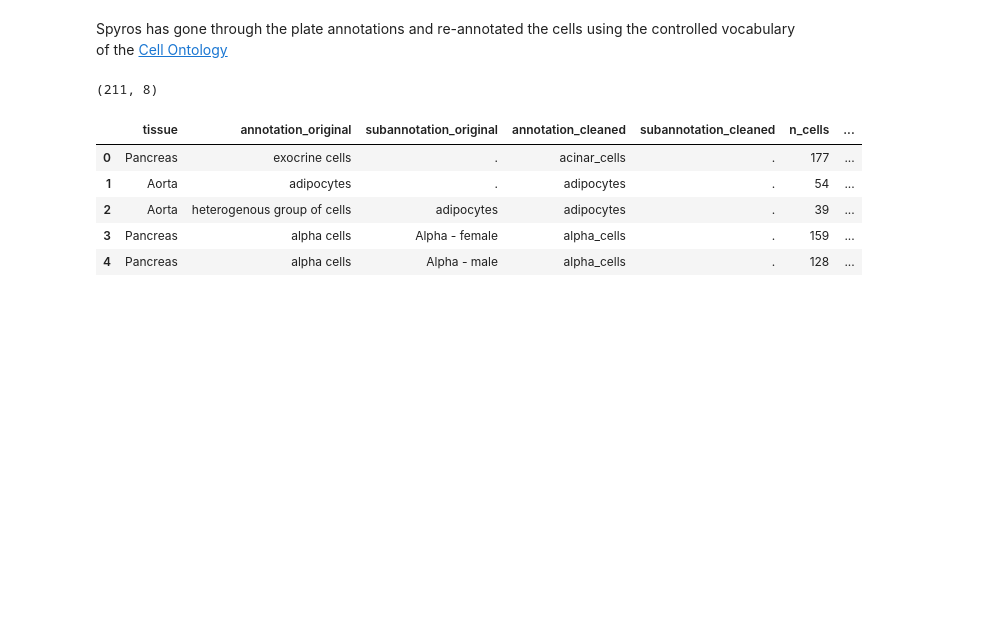
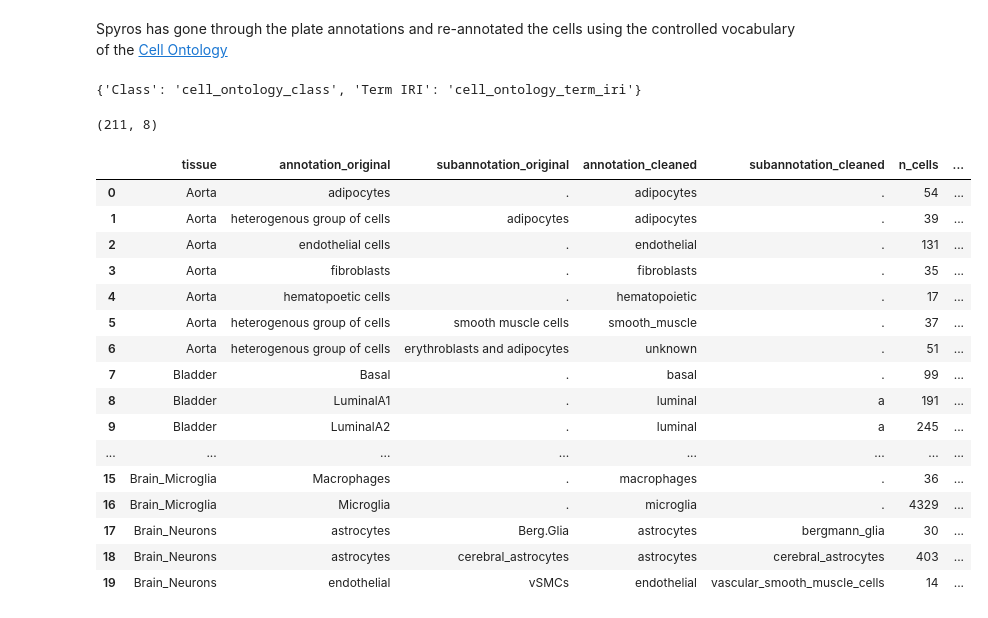
Before and after one commit to czbiohub-sf/maca, a Jupyter notebook: notebooks/030_rename_annotations_using_cell_ontologies.ipynb, the cells around one changed output. Cells and saved outputs as stored; diff of their text form; code cells hidden in the pictures; blank space fills up the shorter version.

```diff
--- a/notebooks/030_rename_annotations_using_cell_ontologies.ipynb
+++ b/notebooks/030_rename_annotations_using_cell_ontologies.ipynb
@@ -3,6 +3,7 @@ Spyros has gone through the plate annotations and re-annotated the cells using t
 # %%
 import pandas as pd
 import os
+import numpy as np
 
 from maca import clean_annotation, clean_labels
 
@@ -10,20 +11,55 @@ metadata_folder = os.path.join('..', 'metadata' )
 
 summary_folder = os.path.join(metadata_folder, 'summary')
 
+annotation_folder = os.path.join(metadata_folder, 'manual_annotations')
+
+
 %load_ext autoreload
 %autoreload 2
-# %%
-csv = '/Users/olgabot/Downloads/maca_3month_original_vs_cleaned_plates.csv'
-plates_with_ontology = pd.read_csv(csv, encoding="ISO-8859-1")
-cols_to_drop = [x for x in plates_with_ontology if x.startswith('Unnamed')]
-plates_with_ontology = plates_with_ontology.drop(cols_to_drop, axis=1)
-print(plates_with_ontology.shape)
-plates_with_ontology.head()
-# %% [output]
-(211, 8)
-|  | tissue | annotation_original | subannotation_original | annotation_cleaned | subannotation_cleaned | n_cells | ... |
-| 0 | Pancreas | exocrine cells | . | acinar_cells | . | 177 | ... |
-| 1 | Aorta | adipocytes | . | adipocytes | . | 54 | ... |
-| 2 | Aorta | heterogenous group of cells | adipocytes | adipocytes | . | 39 | ... |
-| 3 | Pancreas | alpha cells | Alpha - female | alpha_cells | . | 159 | ... |
-| 4 | Pancreas | alpha cells | Alpha - male | alpha_cells | . | 128 | ... |
+# %%
+ontology_renamer = {"Class": 'cell_ontology_class', 'Term IRI': "cell_ontology_term_iri"}
+ontology_renamer
+# %% [output]
+{'Class': 'cell_ontology_class', 'Term IRI': 'cell_ontology_term_iri'}
+# %%
+
+
+csv = os.path.join(annotation_folder, 'maca_3month_onotology_annotations_plates.csv')
+plates_ontology = pd.read_csv(csv)
+plates_ontology = plates_ontology.fillna('.')
+plates_ontology['annotation_cleaned'] = plates_ontology['annotation_cleaned'].map(lambda x: x.split('_cells')[0]
+        if not x in ('t_cells', 'b_cells') else x)
+
+plates_ontology['annotation_cleaned'] = plates_ontology['annotation_cleaned'].replace(
+    'macrophages/dendritic','myeloid')
+plates_ontology['annotation_cleaned'] = plates_ontology['annotation_cleaned'].replace(
+    'stromal_mesenchymal_stem_cell','stromal_stem')
+
+
+old_to_new_name = {'Mammary_Gland': "Mammary",
+            "Brain_FACS_microglia": "Brain_Microglia",
+            "Brain_FACS_neurons": "Brain_Neurons"}
+plates_ontology['tissue'] = plates_ontology['tissue'].replace(old_to_new_name)
+# cols_to_drop = [x for x in plates_with_ontology if x.startswith('Unnamed')]
+# plates_with_ontology = plates_with_ontology.drop(cols_to_drop, axis=1)
+print(plates_ontology.shape)
+plates_ontology.head(20)
+# %% [output]
+(211, 8)
+|  | tissue | annotation_original | subannotation_original | annotation_cleaned | subannotation_cleaned | n_cells | ... |
+| 0 | Aorta | adipocytes | . | adipocytes | . | 54 | ... |
+| 1 | Aorta | heterogenous group of cells | adipocytes | adipocytes | . | 39 | ... |
+| 2 | Aorta | endothelial cells | . | endothelial | . | 131 | ... |
+| 3 | Aorta | fibroblasts | . | fibroblasts | . | 35 | ... |
+| 4 | Aorta | hematopoetic cells | . | hematopoietic | . | 17 | ... |
+| 5 | Aorta | heterogenous group of cells | smooth muscle cells | smooth_muscle | . | 37 | ... |
+| 6 | Aorta | heterogenous group of cells | erythroblasts and adipocytes | unknown | . | 51 | ... |
+| 7 | Bladder | Basal | . | basal | . | 99 | ... |
+| 8 | Bladder | LuminalA1 | . | luminal | a | 191 | ... |
+| 9 | Bladder | LuminalA2 | . | luminal | a | 245 | ... |
+| ... | ... | ... | ... | ... | ... | ... | ... |
+| 15 | Brain_Microglia | Macrophages | . | macrophages | . | 36 | ... |
+| 16 | Brain_Microglia | Microglia | . | microglia | . | 4329 | ... |
+| 17 | Brain_Neurons | astrocytes | Berg.Glia | astrocytes | bergmann_glia | 30 | ... |
+| 18 | Brain_Neurons | astrocytes | cerebral_astrocytes | astrocytes | cerebral_astrocytes | 403 | ... |
+| 19 | Brain_Neurons | endothelial | vSMCs | endothelial | vascular_smooth_muscle_cells | 14 | ... |
```
Also changed, not shown: parts of 39 cells of this notebook, 2 other files.
